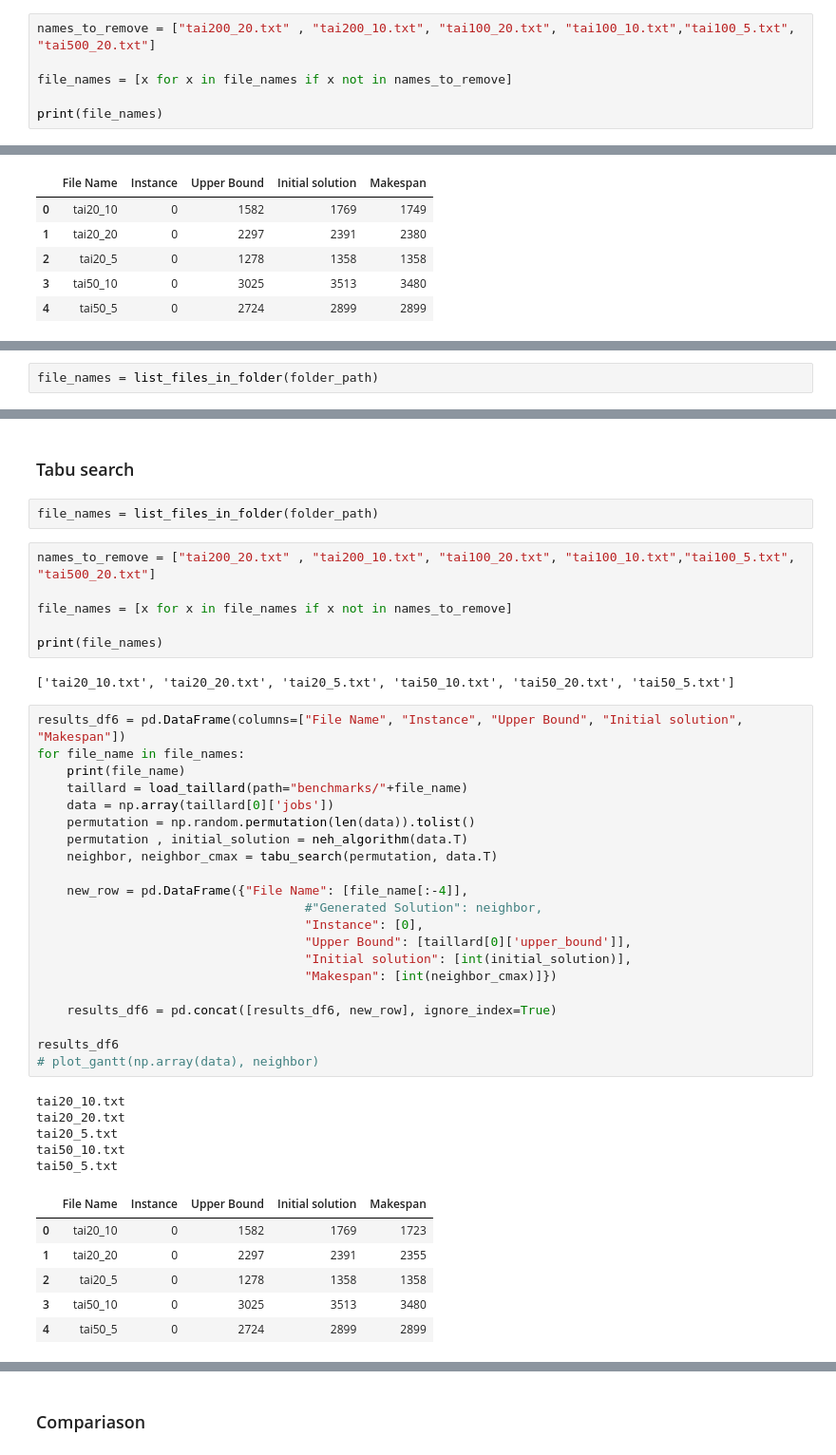
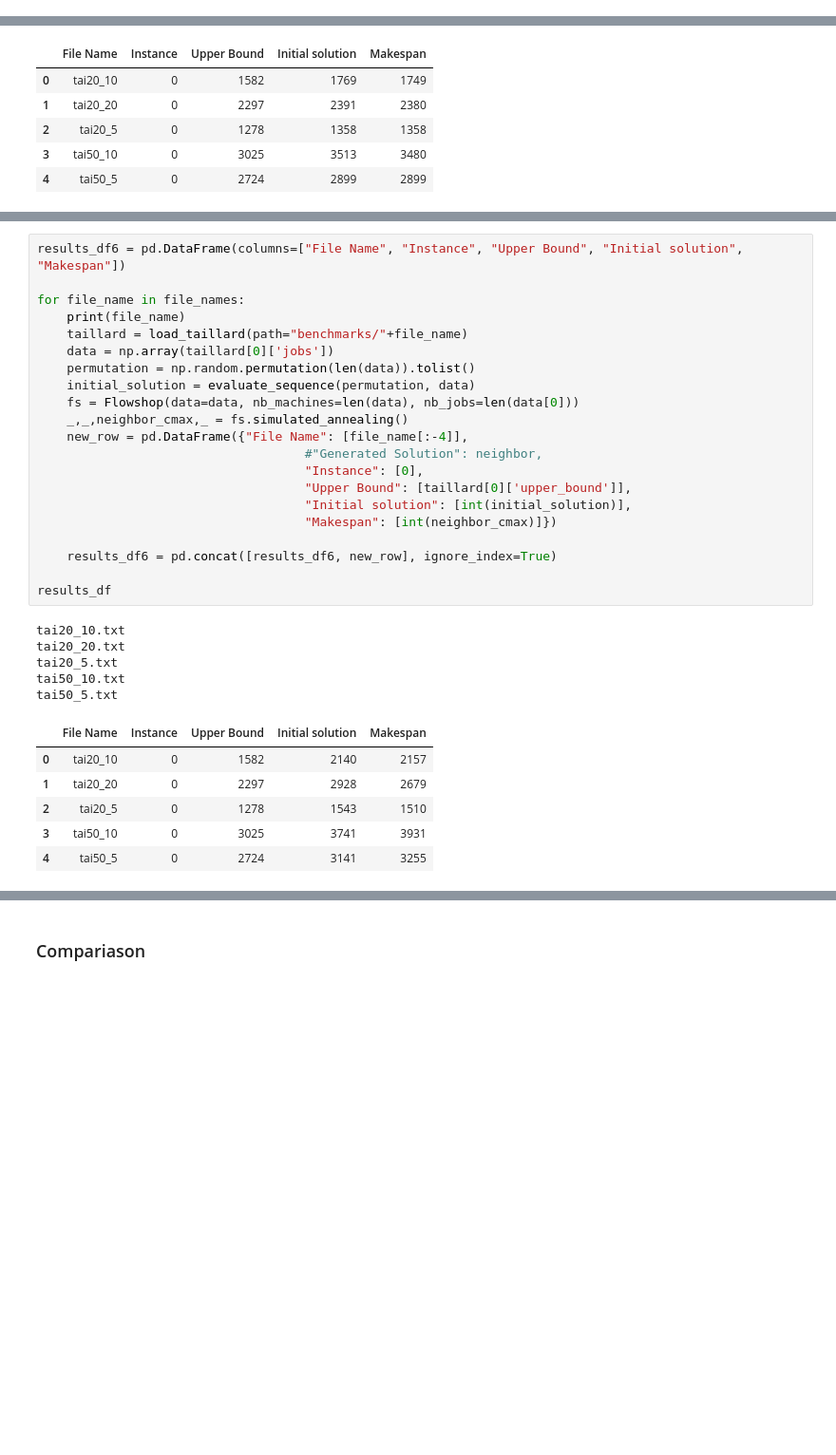
Before and after one commit to RamdhanZiane/graph-optimization-methods, a Jupyter notebook: MetaHeuristics.ipynb, the cells around one changed output, grey strips where cells are left out. Shown at 95% size. Cells and saved outputs as stored; diff of their text form; blank space fills up the shorter version.

```diff
--- a/MetaHeuristics.ipynb
+++ b/MetaHeuristics.ipynb
@@ -1311,6 +1211,0 @@ file_names = list_files_in_folder(folder_path)
-# %%
-names_to_remove = ["tai200_20.txt" , "tai200_10.txt", "tai100_20.txt", "tai100_10.txt","tai100_5.txt", "tai500_20.txt"]
-
-file_names = [x for x in file_names if x not in names_to_remove]
-
-print(file_names)
@@ -1356,5 +1249,3 @@ plot_test(results_df4,"Steepest Hill Climbing")
-# %%
-file_names = list_files_in_folder(folder_path)
 # %%
 results_df5 = pd.DataFrame(columns=["File Name", "Instance", "Upper Bound", "Initial solution", "Makespan"])
 for file_name in file_names:
@@ -1395,46 +1286,34 @@ plot_test(results_df5,"Stochastic Hill Climbing")
-# %% [markdown]
-### Tabu search <a class="anchor" id="testTabuSearch"></a>
-# %%
-file_names = list_files_in_folder(folder_path)
-# %%
-names_to_remove = ["tai200_20.txt" , "tai200_10.txt", "tai100_20.txt", "tai100_10.txt","tai100_5.txt", "tai500_20.txt"]
-
-file_names = [x for x in file_names if x not in names_to_remove]
-
-print(file_names)
-# %% [output]
-['tai20_10.txt', 'tai20_20.txt', 'tai20_5.txt', 'tai50_10.txt', 'tai50_20.txt', 'tai50_5.txt']
 # %%
 results_df6 = pd.DataFrame(columns=["File Name", "Instance", "Upper Bound", "Initial solution", "Makespan"])
+
 for file_name in file_names:
     print(file_name)
     taillard = load_taillard(path="benchmarks/"+file_name)
     data = np.array(taillard[0]['jobs'])
     permutation = np.random.permutation(len(data)).tolist()
-    permutation , initial_solution = neh_algorithm(data.T)
-    neighbor, neighbor_cmax = tabu_search(permutation, data.T)
-
+    initial_solution = evaluate_sequence(permutation, data)
+    fs = Flowshop(data=data, nb_machines=len(data), nb_jobs=len(data[0]))
+    _,_,neighbor_cmax,_ = fs.simulated_annealing()
     new_row = pd.DataFrame({"File Name": [file_name[:-4]],
                                     #"Generated Solution": neighbor,
                                     "Instance": [0],
                                     "Upper Bound": [taillard[0]['upper_bound']],
                                     "Initial solution": [int(initial_solution)],
                                     "Makespan": [int(neighbor_cmax)]})
 
     results_df6 = pd.concat([results_df6, new_row], ignore_index=True)
 
-results_df6
-# plot_gantt(np.array(data), neighbor)
+results_df
 # %% [output]
 tai20_10.txt
 tai20_20.txt
 tai20_5.txt
 tai50_10.txt
 tai50_5.txt
 |  | File Name | Instance | Upper Bound | Initial solution | Makespan |
-| 0 | tai20_10 | 0 | 1582 | 1769 | 1723 |
-| 1 | tai20_20 | 0 | 2297 | 2391 | 2355 |
-| 2 | tai20_5 | 0 | 1278 | 1358 | 1358 |
-| 3 | tai50_10 | 0 | 3025 | 3513 | 3480 |
-| 4 | tai50_5 | 0 | 2724 | 2899 | 2899 |
+| 0 | tai20_10 | 0 | 1582 | 2140 | 2157 |
+| 1 | tai20_20 | 0 | 2297 | 2928 | 2679 |
+| 2 | tai20_5 | 0 | 1278 | 1543 | 1510 |
+| 3 | tai50_10 | 0 | 3025 | 3741 | 3931 |
+| 4 | tai50_5 | 0 | 2724 | 3141 | 3255 |
 # %%
```
Also changed, not shown: parts of 46 cells of this notebook, 1 other file.
